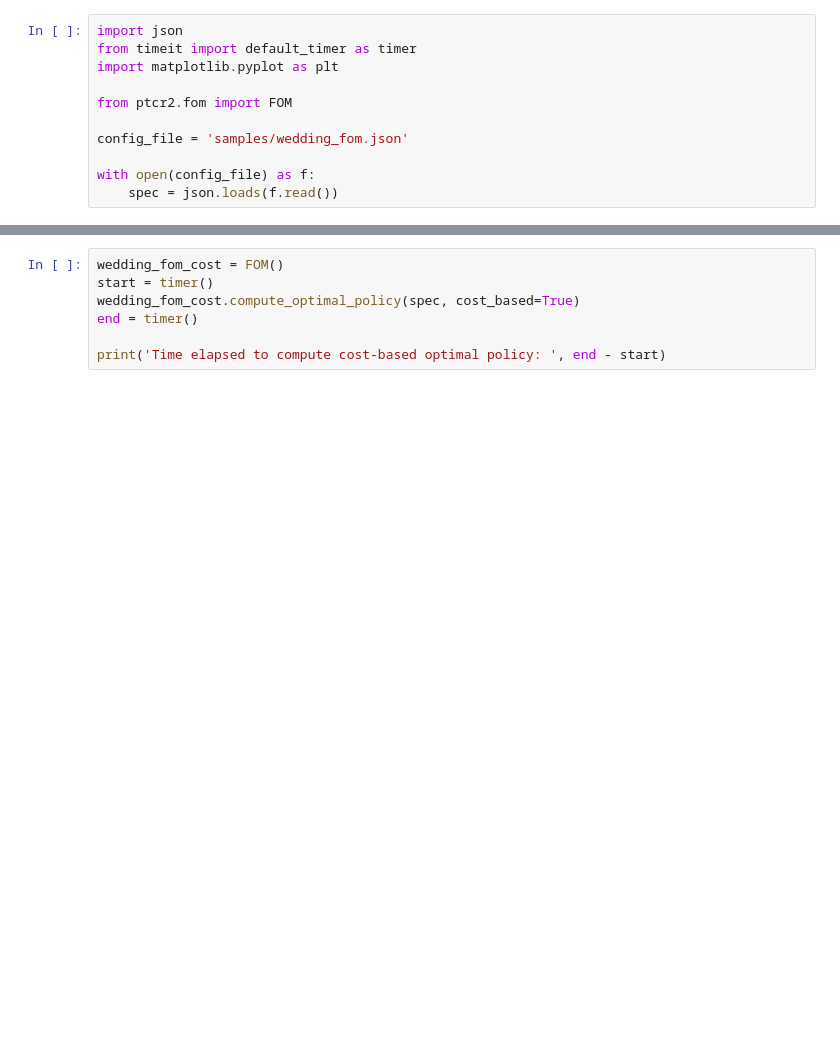
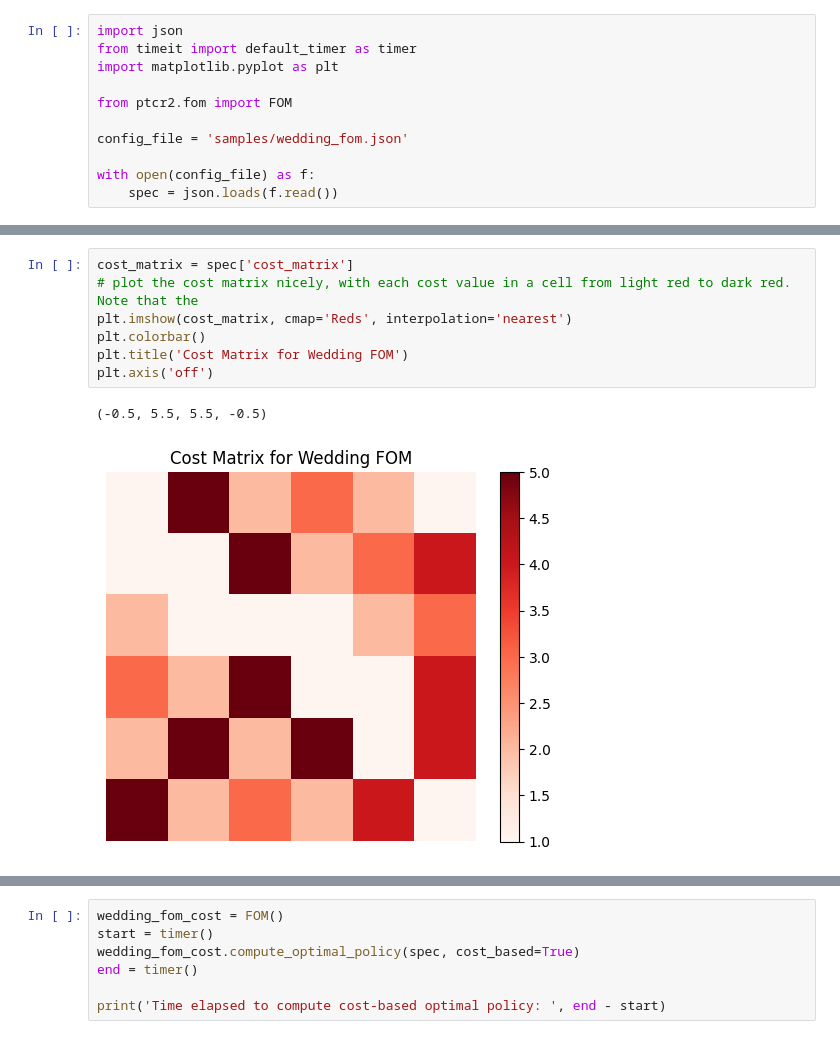
Before and after one commit to T-Lind/cost_mechnaisms_for_planning, a Jupyter notebook: main.ipynb, the cells around one changed output, grey strips where cells are left out. Cells and saved outputs as stored; diff of their text form; blank space fills up the shorter version.

```diff
--- a/main.ipynb
+++ b/main.ipynb
@@ -14,0 +24,10 @@ with open(config_file) as f:
+# %%
+cost_matrix = spec['cost_matrix']
+# plot the cost matrix nicely, with each cost value in a cell from light red to dark red. Note that the
+plt.imshow(cost_matrix, cmap='Reds', interpolation='nearest')
+plt.colorbar()
+plt.title('Cost Matrix for Wedding FOM')
+plt.axis('off')
+# %% [output]
+(-0.5, 5.5, 5.5, -0.5)
+[figure, added]
```
Also changed, not shown: parts of 11 cells of this notebook, 1 other file.
